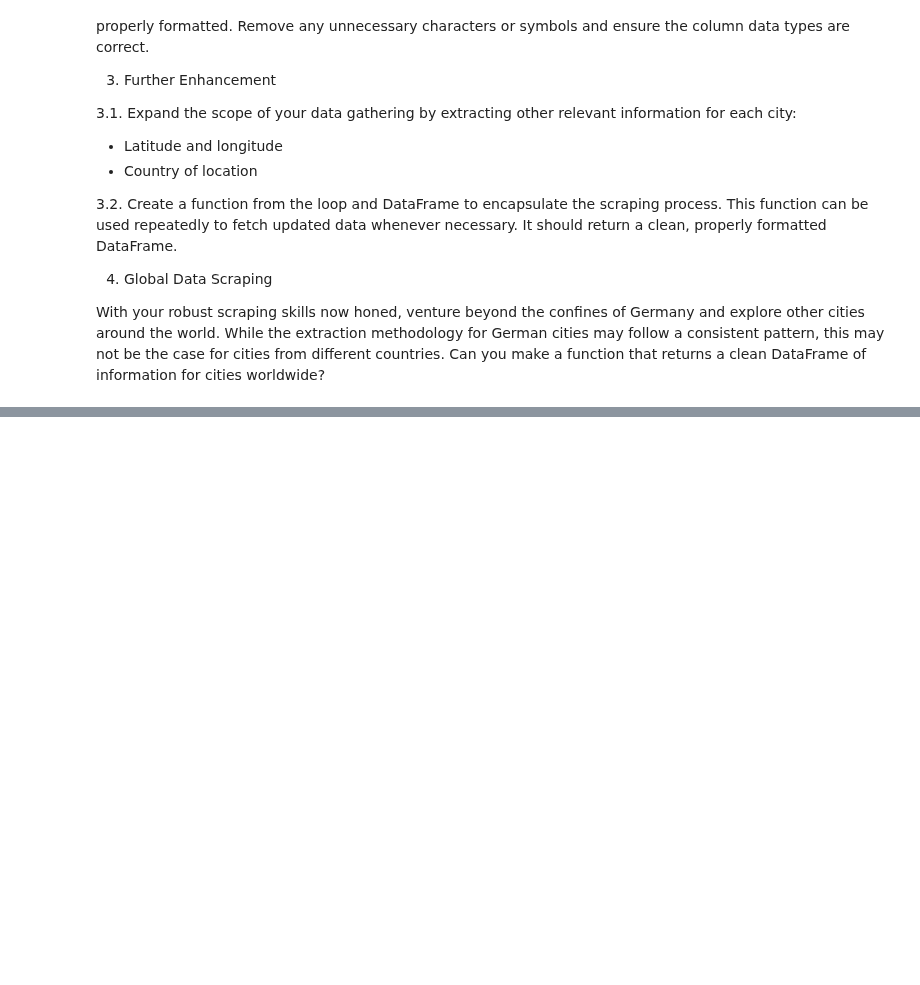
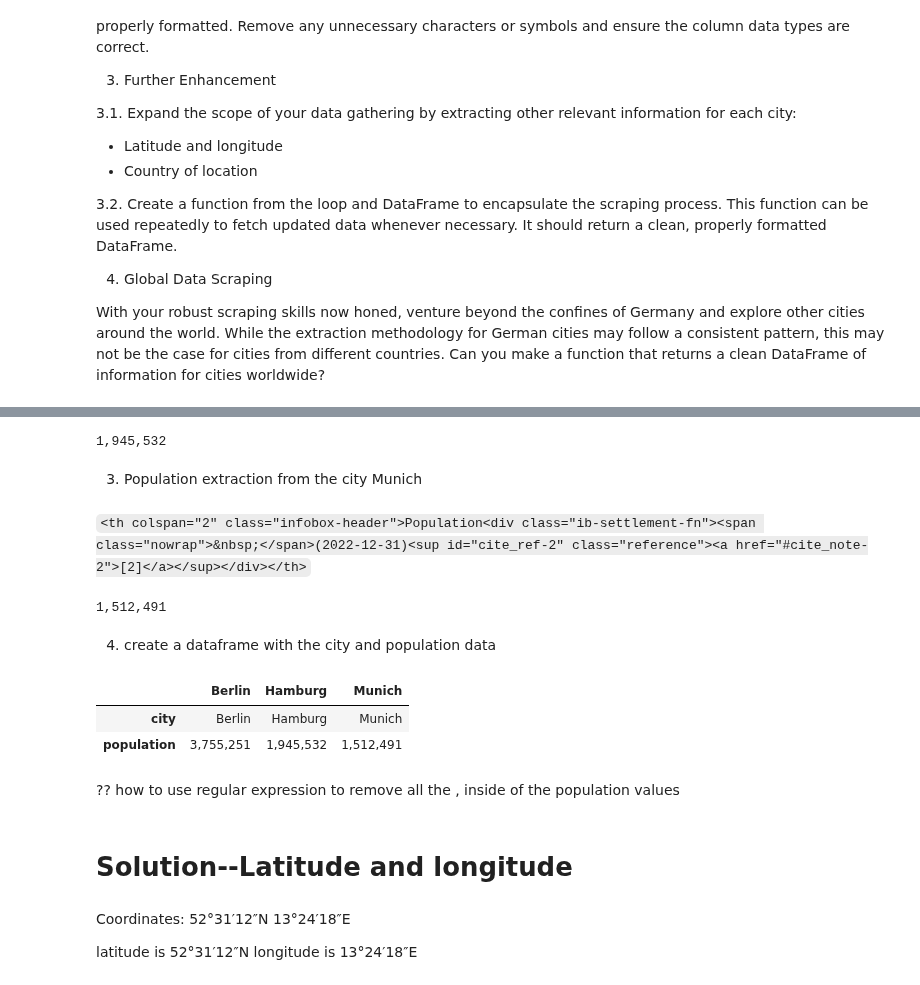
Before and after one commit to PhoenixCC0722/JoinTheGame_Magist, a Jupyter notebook: Chapter5_1_webScraping__structure.ipynb, the cells around one changed output, grey strips where cells are left out. Drawn from its saved outputs; the diff is of its cells as text; code cells hidden in the pictures; blank space fills up the shorter version.

```diff
--- a/Chapter5_1_webScraping__structure.ipynb
+++ b/Chapter5_1_webScraping__structure.ipynb
@@ -535,0 +557,4 @@ Utilise your web scraping skills to gather information about three German cities
+# %%
+url_0 = "https://en.wikipedia.org/wiki/Berlin"
+response_0 = requests.get(url_0)
+soup_0 = BeautifulSoup(response_0.content, 'html.parser')
@@ -535,0 +611,3 @@ Utilise your web scraping skills to gather information about three German cities
+# %%
+population_0 = soup_0.find(id="cite_ref-Amt_für_Statistik_Berlin-Brandenburg_4-0").find_next("td").get_text()
+print(population_0)
@@ -535,0 +625,44 @@ Utilise your web scraping skills to gather information about three German cities
+# %%
+url_1 = "https://en.wikipedia.org/wiki/Hamburg"
+response_1 = requests.get(url_1)
+soup_1 = BeautifulSoup(response_1.content, 'html.parser')
+population_1 = soup_1.find(id="cite_ref-2").find_next("td").get_text()
+print(population_1)
+# %% [output]
+1,945,532
+# %% [markdown]
+
+
+3.   Population extraction from the city Munich
+# %% [markdown]
+`<th colspan="2" class="infobox-header">Population<div class="ib-settlement-fn"><span class="nowrap">&nbsp;</span>(2022-12-31)<sup id="cite_ref-2" class="reference"><a href="#cite_note-2">[2]</a></sup></div></th>`
+# %%
+url_2 = "https://en.wikipedia.org/wiki/Munich"
+response_2 = requests.get(url_2)
+soup_2 = BeautifulSoup(response_2.content, 'html.parser')
+population_2 = soup_2.find(id="cite_ref-2").find_next("td").get_text()
+print(population_2)
+# %% [output]
+1,512,491
+# %% [markdown]
+
+
+4.   create a dataframe with the city and population data
+# %%
+cities = ["Berlin", "Hamburg", "Munich"]
+population = [population_0, population_1, population_2]
+p_df = pd.DataFrame([cities, population], columns = cities, index = ["city","population"])
+p_df
+# %% [output]
+|  | Berlin | Hamburg | Munich |
+| city | Berlin | Hamburg | Munich |
+| population | 3,755,251 | 1,945,532 | 1,512,491 |
+# %% [markdown]
+?? how to use regular expression to remove all the , inside of the population values
+# %% [markdown]
+# Solution--Latitude and longitude
+# %% [markdown]
+Coordinates: 52°31′12″N 13°24′18″E
+
+latitude is 52°31′12″N
+longitude is 13°24′18″E
```
Also changed, not shown: parts of 30 cells of this notebook.
